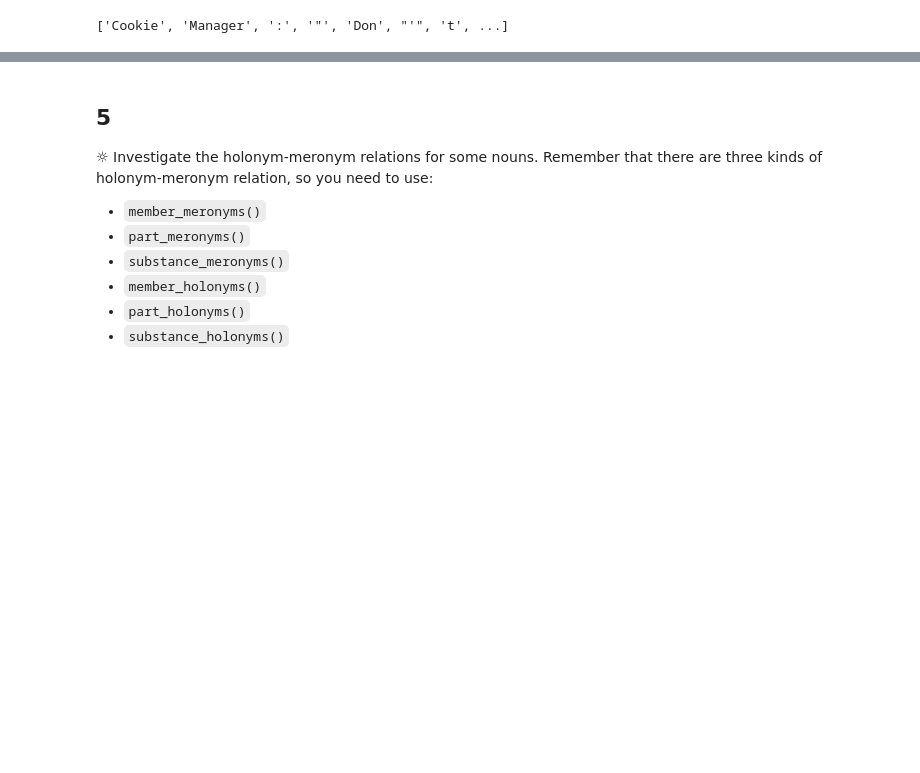
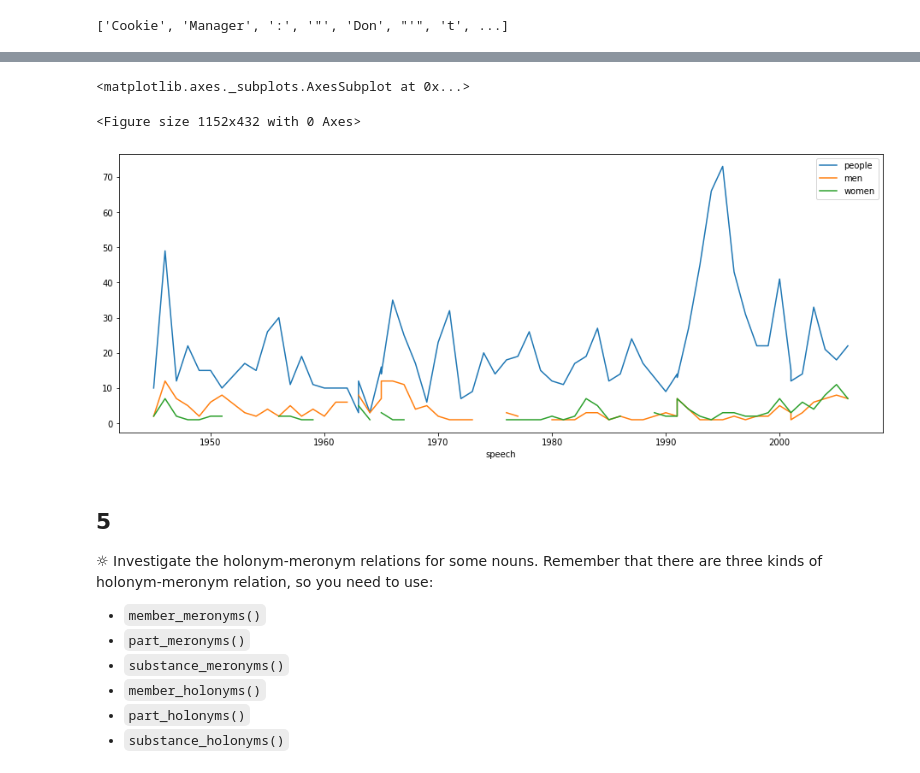
Before and after one commit to BetoBob/NLTK-Book-Resource, a Jupyter notebook: 02/2 - Solutions.ipynb, the cells around one changed output, grey strips where cells are left out. Saved outputs shown, nothing was run; the diff lists cells and outputs as text; code cells hidden in the pictures; blank space fills up the shorter version.

```diff
--- a/02/2 - Solutions.ipynb
+++ b/02/2 - Solutions.ipynb
@@ -74,0 +81,8 @@ nltk.corpus.webtext.words()
+# %%
+from nltk.corpus import state_union
+
+cfd = nltk.ConditionalFreqDist(
+    (docu, word.lower())
+    for docu in state_union.fileids()
+    for word in state_union.words(fileids=[docu]) if word.lower() in ["men", "women", "people"]
+)
@@ -74,0 +113,8 @@ nltk.corpus.webtext.words()
+# %%
+import pandas as pd
+import re
+
+cfd_df = pd.DataFrame.from_dict(cfd, orient='index').rename_axis('speech').reset_index()
+cfd_df['speech'] = cfd_df['speech'].apply(lambda x: int(re.search(r'\d{4}', x).group()))
+
+cfd_df.set_index('speech')
@@ -75,3 +135,11 @@ nltk.corpus.webtext.words()
+# %%
+import matplotlib.pyplot as plt
+
+cfd_df.set_index('speech').plot(figsize=(16,6))
+# %% [output]
+<matplotlib.axes._subplots.AxesSubplot at 0x...>
+<Figure size 1152x432 with 0 Axes>
+[figure, added]
 # %% [markdown]
 ## 5
 
```
Also changed, not shown: parts of 5 cells of this notebook, 3 other files.
